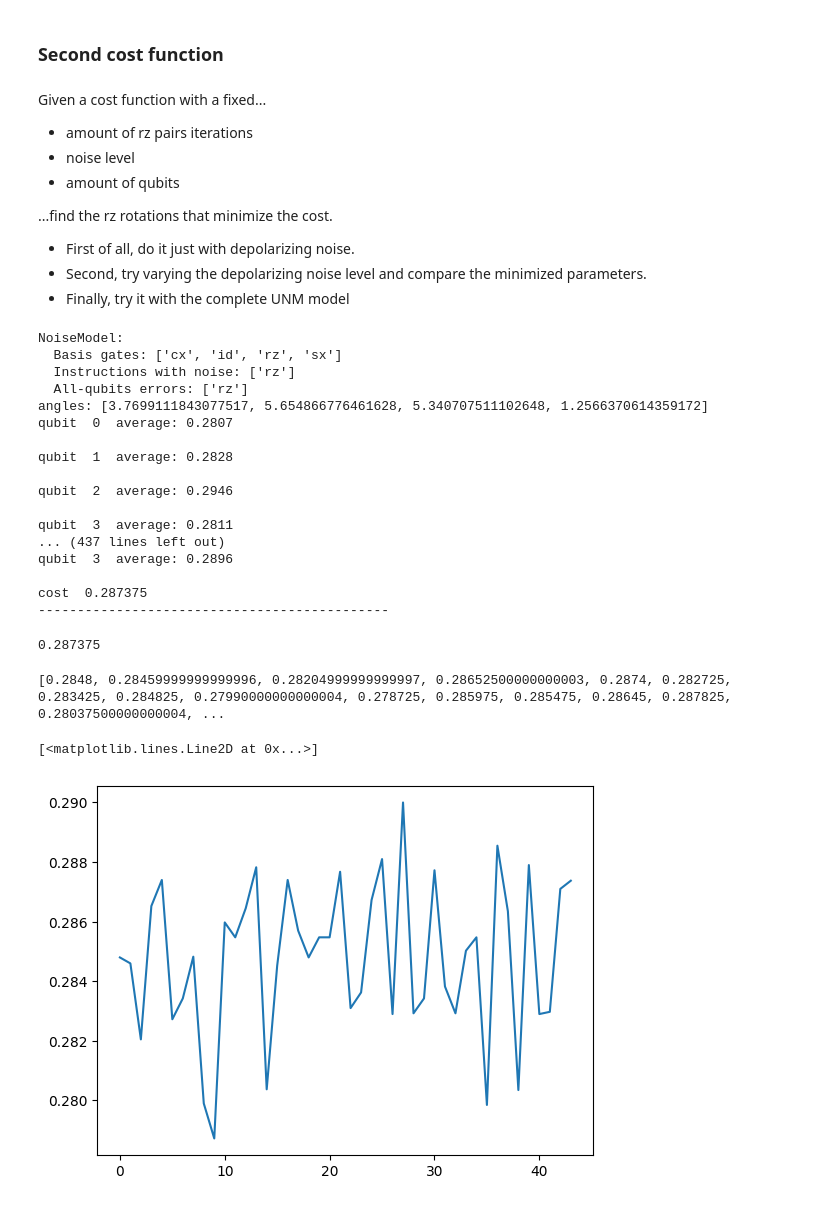
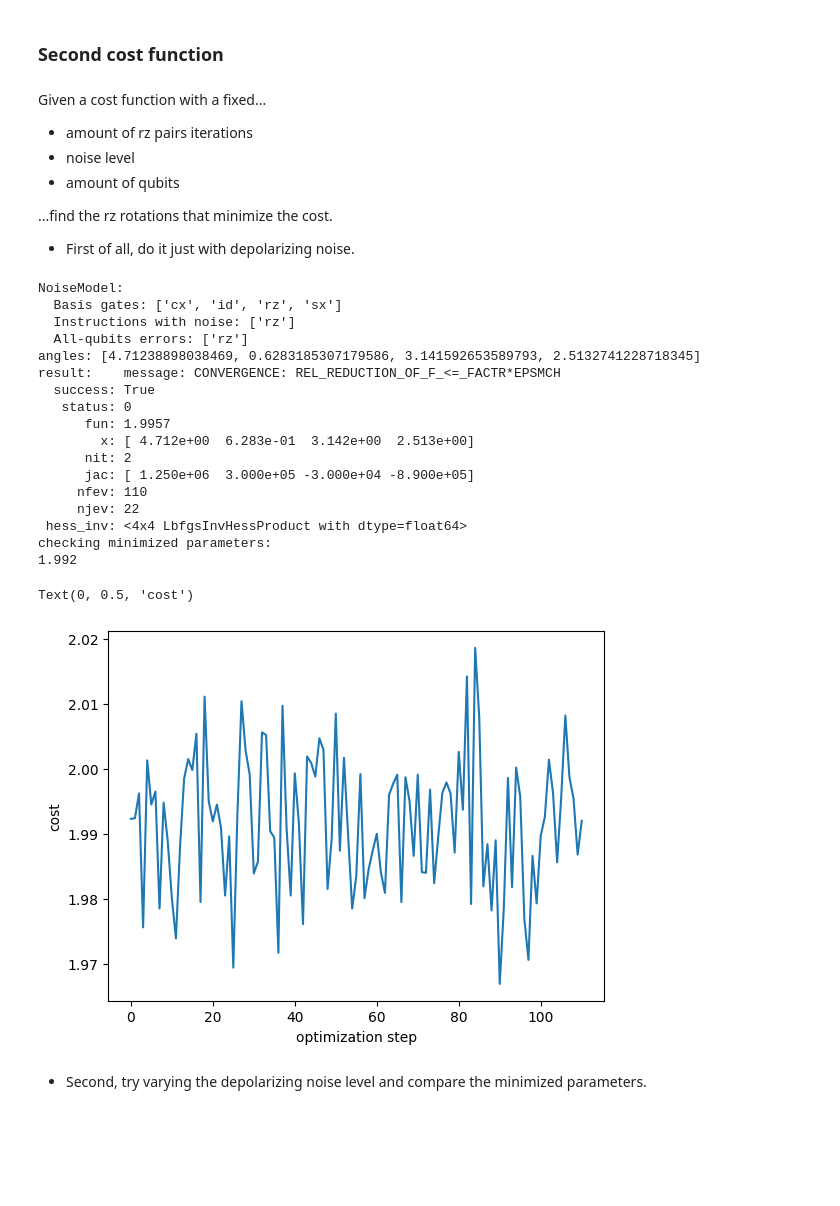
Before and after one commit to AdrianoLusso/QuantumQuipu_NoiseAndNativeGates, a Jupyter notebook: Codigo/Creating a circuit cost function.ipynb, the cells around one changed output. Cells and saved outputs as stored; diff of their text form; code cells hidden in the pictures; blank space fills up the shorter version.

```diff
--- a/Codigo/Creating a circuit cost function.ipynb
+++ b/Codigo/Creating a circuit cost function.ipynb
@@ -71,6 +81,4 @@ Given a cost function with a fixed...
 ...find the rz rotations that minimize the cost.
 
 * First of all, do it just with depolarizing noise.
-* Second, try varying the depolarizing noise level and compare the minimized parameters.
-* Finally, try it with the complete UNM model
 # %%
@@ -115,7 +122,7 @@ from scipy.optimize import minimize
 costs = []
 
 # setting up the fixed parameters
-depol_noise_prob = 0.1
+depol_noise_prob = 0.5
 num_iterations = 4
 num_qubits = 4
 
@@ -139,36 +146,40 @@ result = minimize(
 fun=cost_func2,
 x0=angles,
 args=(num_qubits,num_iterations,unm.noise_model),
-method='COBYLA',
+method='L-BFGS-B',
 )
+
 print('result: ',result)
 print('checking minimized parameters:')
-cost_func2(result.x,num_qubits,num_iterations,unm.noise_model)
+cost = cost_func2(result.x,num_qubits,num_iterations,unm.noise_model)
+print(cost)
 # %% [output]
 NoiseModel:
   Basis gates: ['cx', 'id', 'rz', 'sx']
   Instructions with noise: ['rz']
   All-qubits errors: ['rz']
-angles: [3.7699111843077517, 5.654866776461628, 5.340707511102648, 1.2566370614359172]
-qubit  0  average: 0.2807
-
-qubit  1  average: 0.2828
-
-qubit  2  average: 0.2946
-
-qubit  3  average: 0.2811
-... (437 lines left out)
-qubit  3  average: 0.2896
-
-cost  0.287375
----------------------------------------------
+angles: [4.71238898038469, 0.6283185307179586, 3.141592653589793, 2.5132741228718345]
+result:    message: CONVERGENCE: REL_REDUCTION_OF_F_<=_FACTR*EPSMCH
+  success: True
+   status: 0
+      fun: 1.9957
+        x: [ 4.712e+00  6.283e-01  3.142e+00  2.513e+00]
+      nit: 2
+      jac: [ 1.250e+06  3.000e+05 -3.000e+04 -8.900e+05]
+     nfev: 110
+     njev: 22
+ hess_inv: <4x4 LbfgsInvHessProduct with dtype=float64>
+checking minimized parameters:
+1.992
-0.287375
 # %%
 import matplotlib.pyplot as plt
 
-print(costs)
+#print(costs)
 plt.plot(range(len(costs)),costs, label='Cost Function')
+plt.xlabel('optimization step')
+plt.ylabel('cost')
 # %% [output]
-[0.2848, 0.28459999999999996, 0.28204999999999997, 0.28652500000000003, 0.2874, 0.282725, 0.283425, 0.284825, 0.27990000000000004, 0.278725, 0.285975, 0.285475, 0.28645, 0.287825, 0.28037500000000004, ...
+Text(0, 0.5, 'cost')
-[<matplotlib.lines.Line2D at 0x...>]
-[figure, old version]
+[figure, new version]
+# %% [markdown]
+* Second, try varying the depolarizing noise level and compare the minimized parameters.
```
Also changed, not shown: parts of 6 cells of this notebook, 2 other files.
